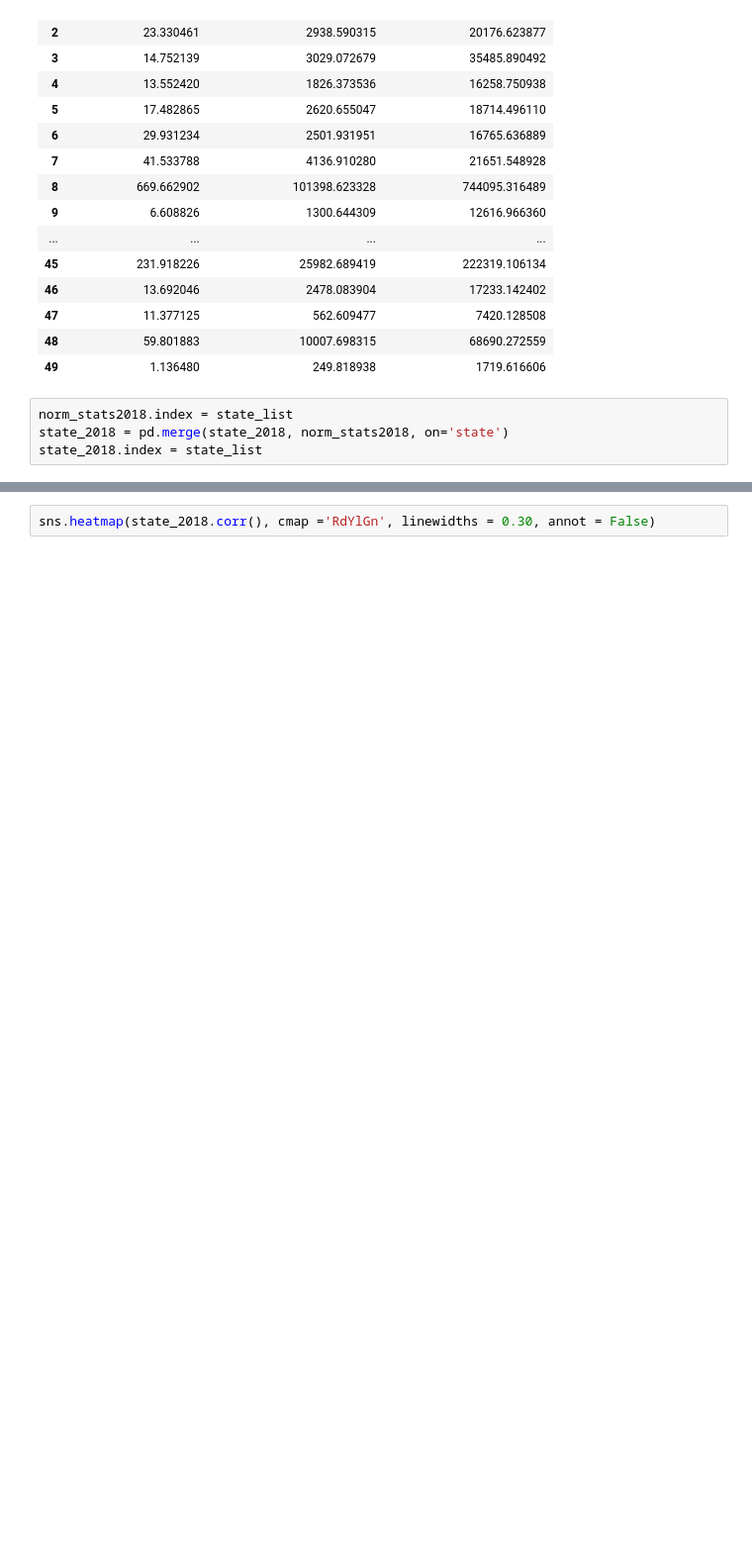
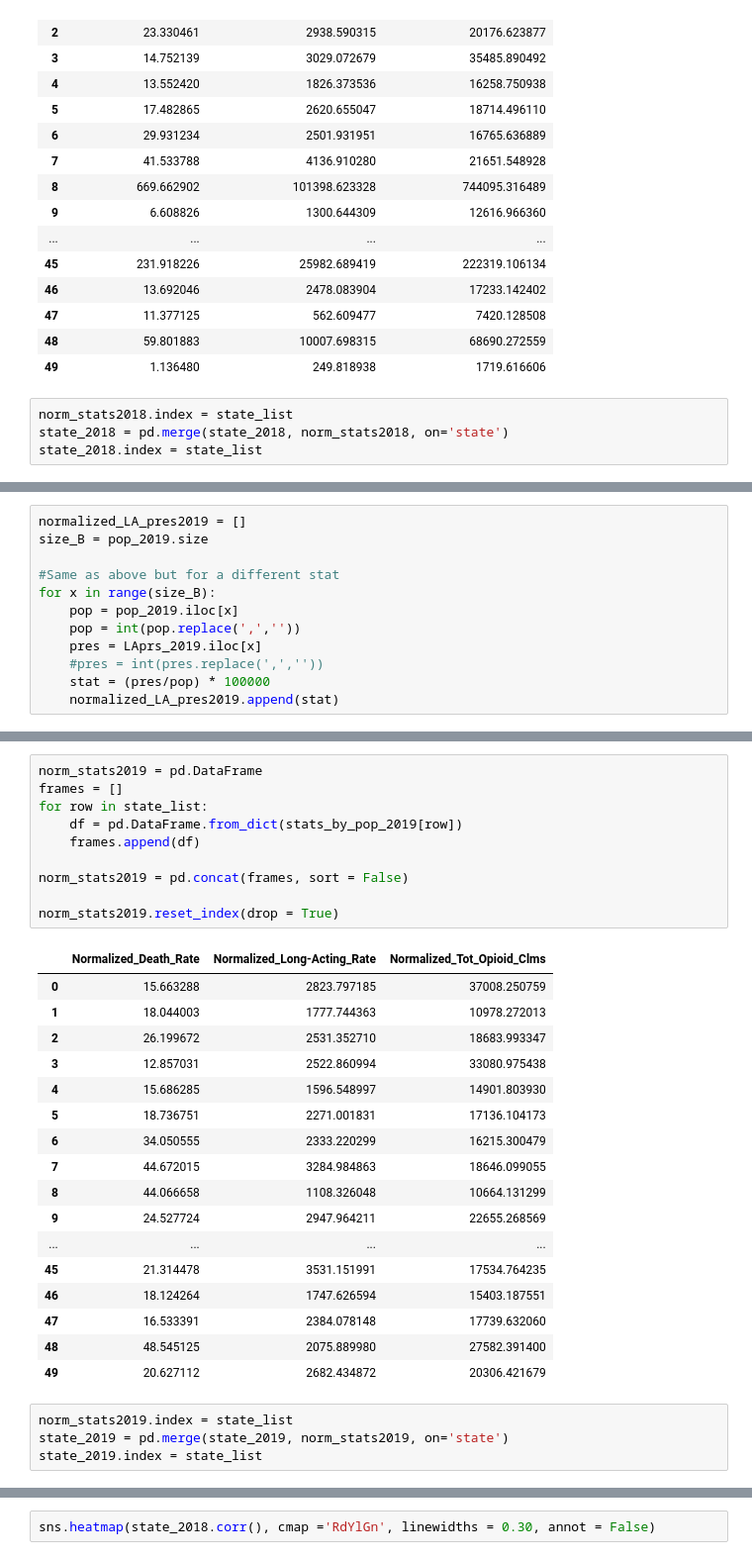
Before and after one commit to irvingjacob/DSPFinalProj, a Jupyter notebook: Bayesian_Ridge.ipynb, the cells around one changed output, grey strips where cells are left out. Shown at 99% size. Cells and saved outputs as stored; diff of their text form; blank space fills up the shorter version.

```diff
--- a/Bayesian_Ridge.ipynb
+++ b/Bayesian_Ridge.ipynb
@@ -365,0 +436,12 @@ state_2018.index = state_list
+# %%
+normalized_LA_pres2019 = []
+size_B = pop_2019.size
+
+#Same as above but for a different stat
+for x in range(size_B):
+    pop = pop_2019.iloc[x]
+    pop = int(pop.replace(',',''))
+    pres = LAprs_2019.iloc[x]
+    #pres = int(pres.replace(',',''))
+    stat = (pres/pop) * 100000
+    normalized_LA_pres2019.append(stat)
@@ -365,0 +467,32 @@ state_2018.index = state_list
+# %%
+norm_stats2019 = pd.DataFrame
+frames = []
+for row in state_list:
+    df = pd.DataFrame.from_dict(stats_by_pop_2019[row])
+    frames.append(df)
+
+norm_stats2019 = pd.concat(frames, sort = False)
+
+norm_stats2019.reset_index(drop = True)
+# %% [output]
+|  | Normalized_Death_Rate | Normalized_Long-Acting_Rate | Normalized_Tot_Opioid_Clms |
+| 0 | 15.663288 | 2823.797185 | 37008.250759 |
+| 1 | 18.044003 | 1777.744363 | 10978.272013 |
+| 2 | 26.199672 | 2531.352710 | 18683.993347 |
+| 3 | 12.857031 | 2522.860994 | 33080.975438 |
+| 4 | 15.686285 | 1596.548997 | 14901.803930 |
+| 5 | 18.736751 | 2271.001831 | 17136.104173 |
+| 6 | 34.050555 | 2333.220299 | 16215.300479 |
+| 7 | 44.672015 | 3284.984863 | 18646.099055 |
+| 8 | 44.066658 | 1108.326048 | 10664.131299 |
+| 9 | 24.527724 | 2947.964211 | 22655.268569 |
+| ... | ... | ... | ... |
+| 45 | 21.314478 | 3531.151991 | 17534.764235 |
+| 46 | 18.124264 | 1747.626594 | 15403.187551 |
+| 47 | 16.533391 | 2384.078148 | 17739.632060 |
+| 48 | 48.545125 | 2075.889980 | 27582.391400 |
+| 49 | 20.627112 | 2682.434872 | 20306.421679 |
+# %%
+norm_stats2019.index = state_list
+state_2019 = pd.merge(state_2019, norm_stats2019, on='state')
+state_2019.index = state_list
```
Also changed, not shown: parts of 42 cells of this notebook, 16 other files.
